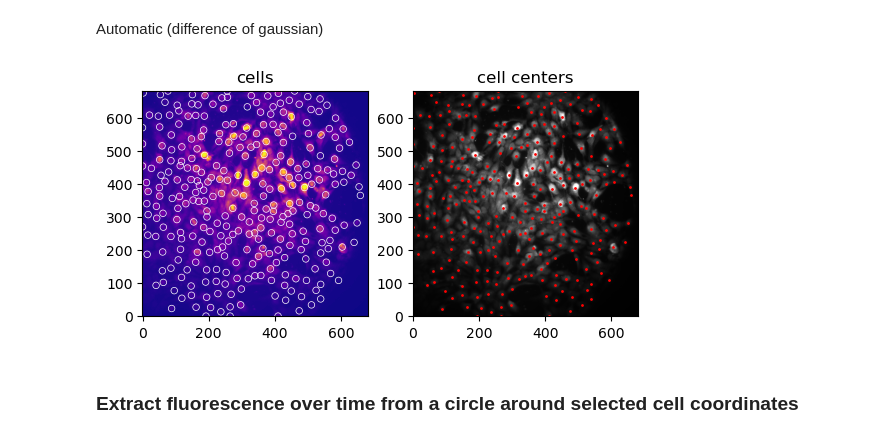
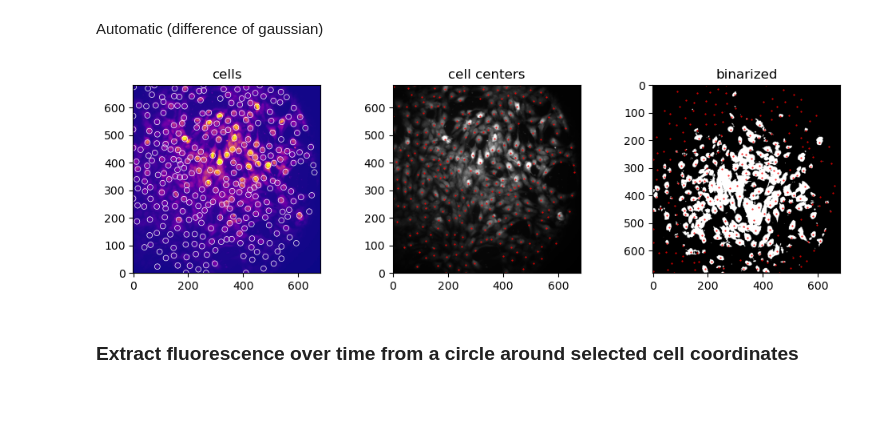
Before and after one commit to kath3rine/research, a Jupyter notebook: DFFpython.ipynb, the cells around one changed output. Cells and saved outputs as stored; diff of their text form; code cells hidden in the pictures; blank space fills up the shorter version.

Commit message:
binarized

```diff
--- a/DFFpython.ipynb
+++ b/DFFpython.ipynb
@@ -90,26 +90,33 @@ Automatic (difference of gaussian)
 # %%
 blobs_dog = blob_dog(mean_img, min_sigma=7, max_sigma=10, threshold=0.005)
 blobs_dog[:, 2] = blobs_dog[:, 2] * np.sqrt(2)
 
-fig2, (ax, ax2) = plt.subplots(1, 2)
+fig2, (ax, ax2, ax3) = plt.subplots(1, 3)
+fig2.tight_layout()
+fig2.set_figwidth(10)
 
 # ax = plt.gca()
 ax.set_title("cells")
 ax.imshow(mean_img,origin='lower', cmap="plasma")
 for cnt in range (0, len(blobs_dog)):
     c = plt.Circle((blobs_dog[cnt][1], blobs_dog[cnt][0]), blobs_dog[cnt][2], color='white', linewidth=0.5, fill=False)
     ax.add_patch(c)
 
 ax2.imshow(mean_img,origin='lower', cmap="gray")
 ax2.xlim=(0, 682)
 ax2.ylim=(0, 682)
 ax2.set_aspect('equal')
 ax2.set_facecolor("black")
 ax2.set_title("cell centers")
 for i in range(0, len(blobs_dog)):
-    ax2.plot(blobs_dog[i][1], blobs_dog[i][0], marker="o", c="red", markersize=1)
+    ax2.plot(blobs_dog[i][1], blobs_dog[i][0], marker="o", c="red", markersize=0.5)
+
+ax3.set_title("binarized")
+ax3.imshow(mean_img > 0.2, cmap="gray")
+for i in range(0, len(blobs_dog)):
+    ax3.plot(blobs_dog[i][1], blobs_dog[i][0], marker="o", c="red", markersize=0.5)
 # %% [output]
-[figure, old version]
+[figure, new version]
 # %% [markdown]
 ### Extract fluorescence over time from a circle around selected cell coordinates
 # %% [markdown]
```
